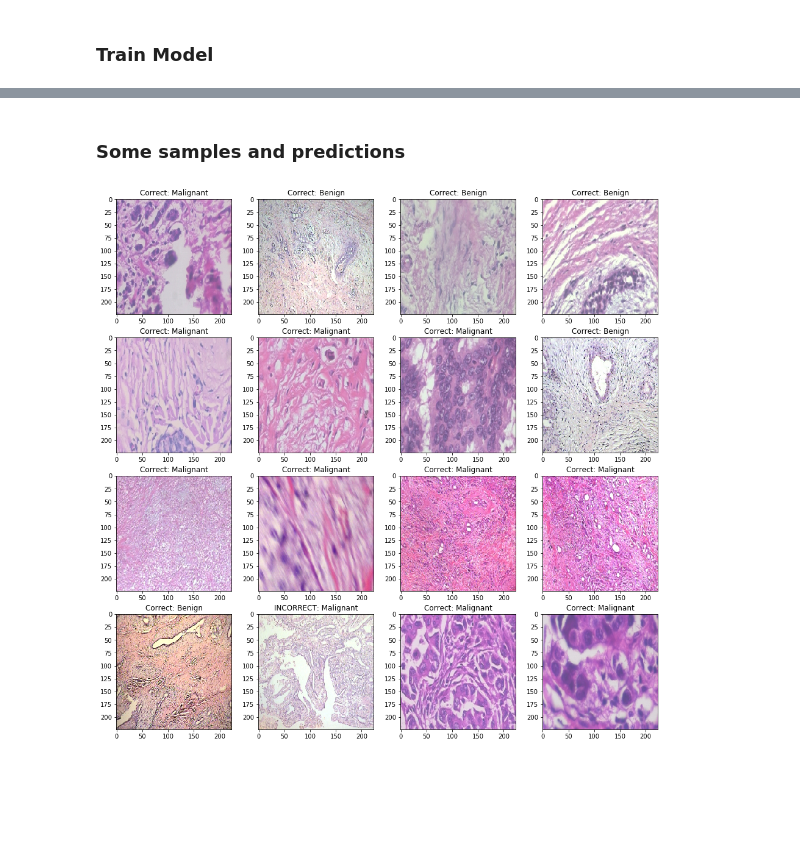
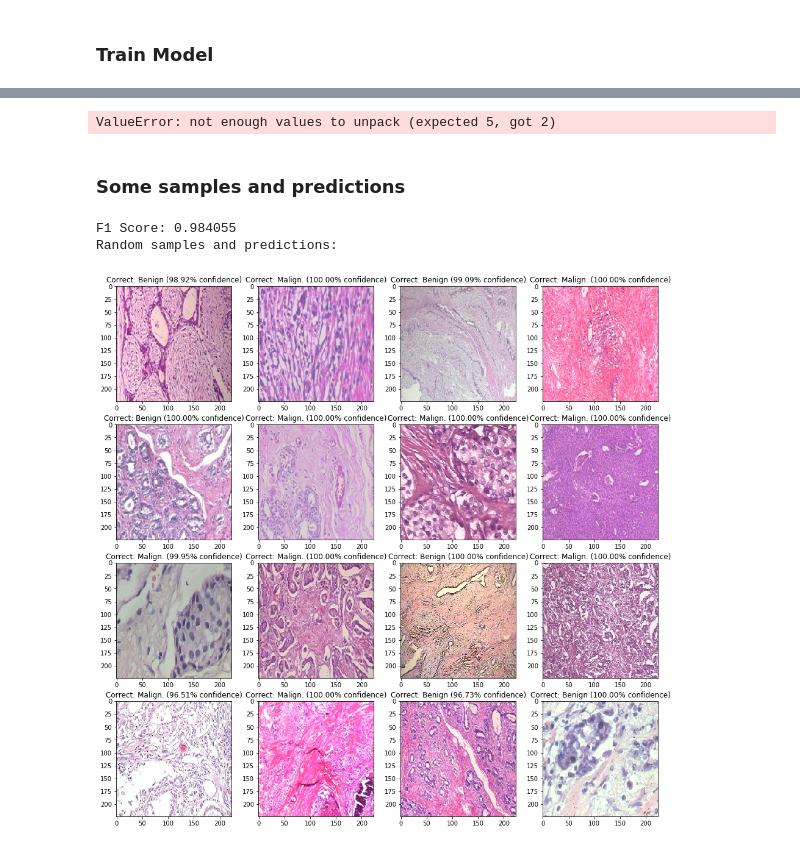
Before and after one commit to jordan0123/ml-course-project, a Jupyter notebook: ML Project.ipynb, the cells around one changed output, grey strips where cells are left out. Drawn from its saved outputs; the diff is of its cells as text; code cells hidden in the pictures; blank space fills up the shorter version.

```diff
--- a/ML Project.ipynb
+++ b/ML Project.ipynb
@@ -135,13 +147,13 @@ model.add(Dense(1, activation = "sigmoid"))
 
 model.compile(
     loss='binary_crossentropy',
-    optimizer=Adam(lr=1e-4),
+    optimizer='adam',#Adam(lr=1e-4),
     metrics=['accuracy']
 )
 # %% [markdown]
 <h3>Train Model</h3>
 # %%
-history = model.fit(images, labels, epochs=30, batch_size = 6, validation_data = (images_test, labels_test), shuffle = True)
+history = model.fit(images, labels, epochs=30, batch_size = 16, validation_data = (images_test, labels_test), shuffle = True)
 # %% [output]
 Train on 6328 samples, validate on 1581 samples
 Epoch 1/30
@@ -163 +176,5 @@ Epoch 30/30
+# %%
+loss, accuracy, f1_score, precision, recall = model.evaluate(images_test, labels_test, verbose=0)
+# %% [output]
+ValueError: not enough values to unpack (expected 5, got 2)
 # %%
@@ -165,32 +182,39 @@ model.save('parameters.h5')
 # %% [markdown]
 <h3>Some samples and predictions</h3>
 # %%
+predictions = model.predict_classes(images_test)
+print('F1 Score: %f\nRandom samples and predictions:\n' % f1_score(labels_test, predictions))
+
 samples = 16
 
 #random index in the test set
-index = random.randint(0, test_size - samples)
+index = random.randint(0, len(labels_test) - samples)
 #make predictions for all samples starting at that index
 predictions = model.predict(images_test[index:index + samples])
 
 fig=plt.figure(figsize=(16, 16))
 
 for i in range(0, samples):
     ax = fig.add_subplot(samples // 4, 4, i + 1)
     title = ''
 
-    if round(predictions[i][0]) == labels_test[i + index]:
+    confidence = predictions[i][0]
+
+    if round(confidence) == labels_test[i + index]:
         title += 'Correct: '
     else:
         title += 'INCORRECT: '
 
     if labels_test[i + index] == 0:
-        title += 'Benign'
+        title += 'Benign (%.2f%% confidence)' % ((1 - confidence) * 100)
     else:
-        title += 'Malignant'
+        title += 'Malign. (%.2f%% confidence)' % (confidence * 100)
 
     ax.title.set_text(title)
     plt.imshow(images_test[i + index], interpolation='nearest')
 
 plt.show()
 # %% [output]
+F1 Score: 0.984055
+Random samples and predictions:
-[figure, old version]
+[figure, new version]
```
Also changed, not shown: parts of 7 cells of this notebook.
